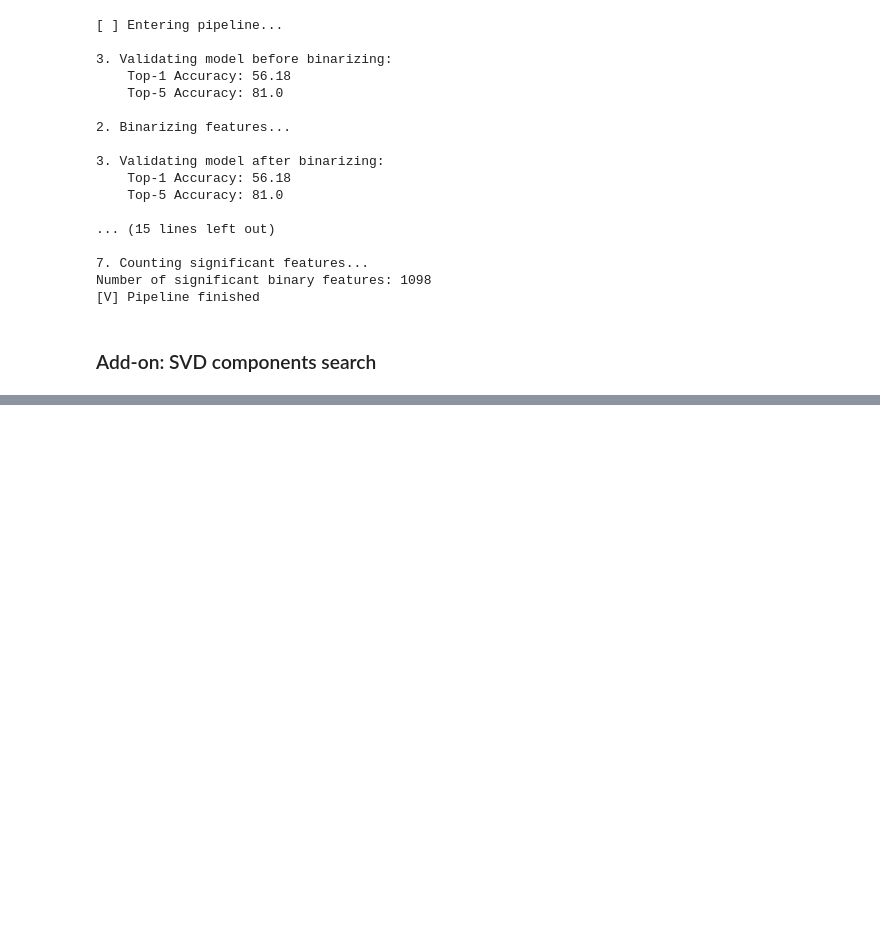
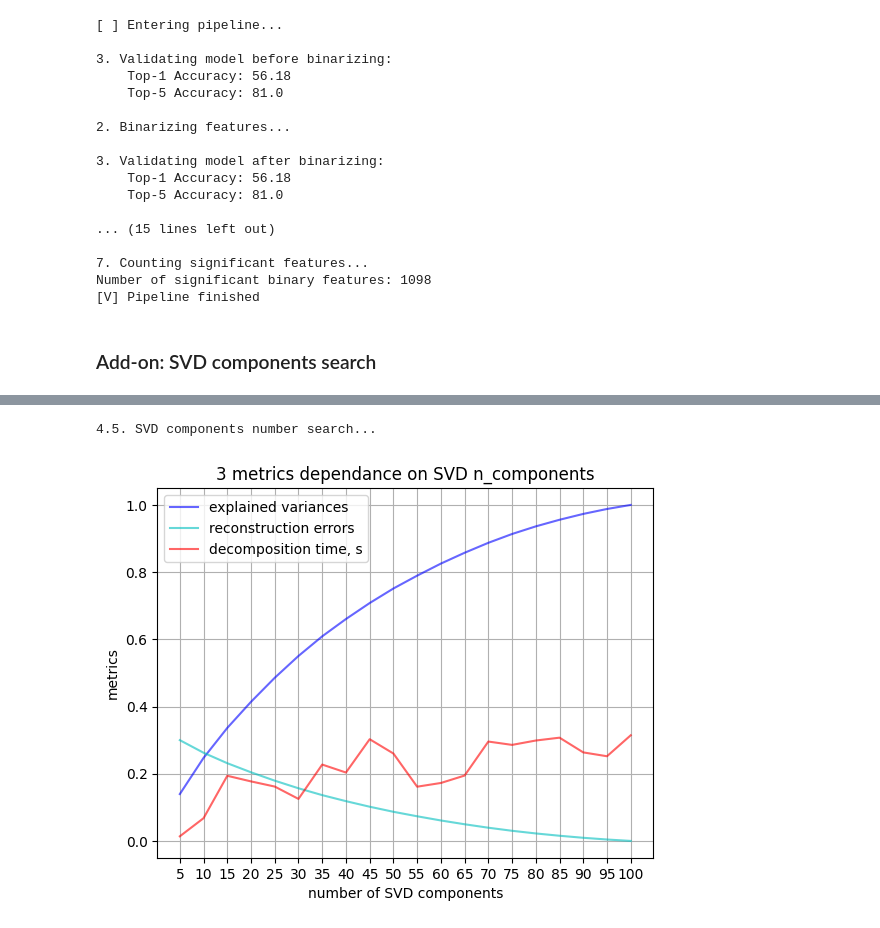
Before and after one commit to Ali-AliAli-Ali/binarize-inverse-interpret, a Jupyter notebook: regnetx_imagenet/bin_features_imagenet_cifar.ipynb, the cells around one changed output, grey strips where cells are left out. Cells and saved outputs as stored; diff of their text form; code cells hidden in the pictures; blank space fills up the shorter version.

Commit message:
Added SVD components number analysis

```diff
--- a/regnetx_imagenet/bin_features_imagenet_cifar.ipynb
+++ b/regnetx_imagenet/bin_features_imagenet_cifar.ipynb
@@ -456,17 +456,22 @@ Number of significant binary features: 1098
 # %% [markdown]
 ### Add-on: SVD components search
 # %%
-def elbow_method_svd(X, max_components=100):
-    metrics = [[], []]
-    explained_variances = []
-    reconstruction_errors = []
+def elbow_method_svd(X, components_set):
+    metrics = {
+        "explained_variances": [],
+        "reconstruction_errors": [],
+        "decomposition_time": []
+    }
 
-    for n_components in range(1, max_components + 1, 5):
+    for n_components in components_set:
+        start_time = time()
         svd = TruncatedSVD(n_components=n_components, random_state=seed)
         X_reduced = svd.fit_transform(X)
-        explained_variances.append(svd.explained_variance_ratio_.sum())
+        decomp_time = time() - start_time
+        metrics["decomposition_time"].append(decomp_time)
+        metrics["explained_variances"].append(svd.explained_variance_ratio_.sum())
 
         X_reconstructed = svd.inverse_transform(X_reduced)
-        reconstruction_errors.append(np.mean((X - X_reconstructed) ** 2))
+        metrics["reconstruction_errors"].append(np.mean((X - X_reconstructed) ** 2))
 
-    return explained_variances, reconstruction_errors
+    return metrics
@@ -503,0 +514,24 @@ explained_variances, reconstruction_errors = elbow_method_svd(weights_fused.cpu(
+# %%
+n_components_options = [i for i in range(5, 101, 5)]
+print("\n4.5. SVD components number search...")
+metrics = elbow_method_svd(weights_fused.cpu().numpy(), n_components_options)
+# %% [output]
+4.5. SVD components number search...
+# %%
+fig, ax = plt.subplots()
+
+ax.plot(n_components_options, metrics["explained_variances"],   "b-", alpha=0.6, label="explained variances")
+ax.plot(n_components_options, metrics["reconstruction_errors"], "c-", alpha=0.6, label="reconstruction errors")
+ax.plot(n_components_options, metrics["decomposition_time"],    "r-", alpha=0.6, label="decomposition time, s")
+
+ax.set(
+       xlabel="number of SVD components",
+       ylabel="metrics",
+       title="3 metrics dependance on SVD n_components"
+)
+ax.set_xticks(n_components_options)
+ax.grid(zorder=0)
+ax.legend()
+plt.show()
+# %% [output]
+[figure, added]
```
Also changed, not shown: parts of 2 cells of this notebook, 1 other file.
